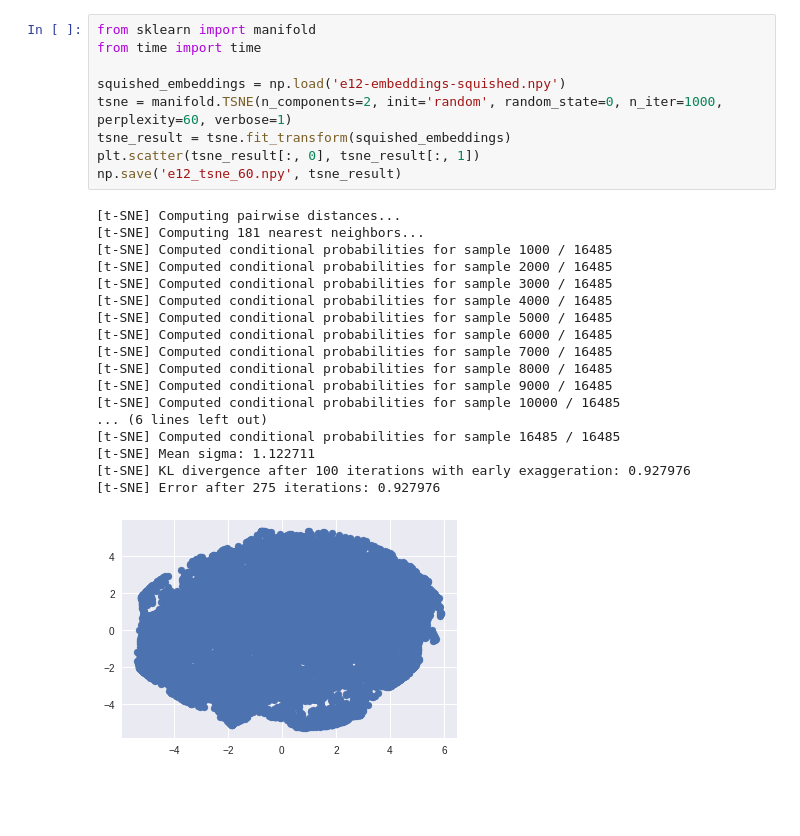
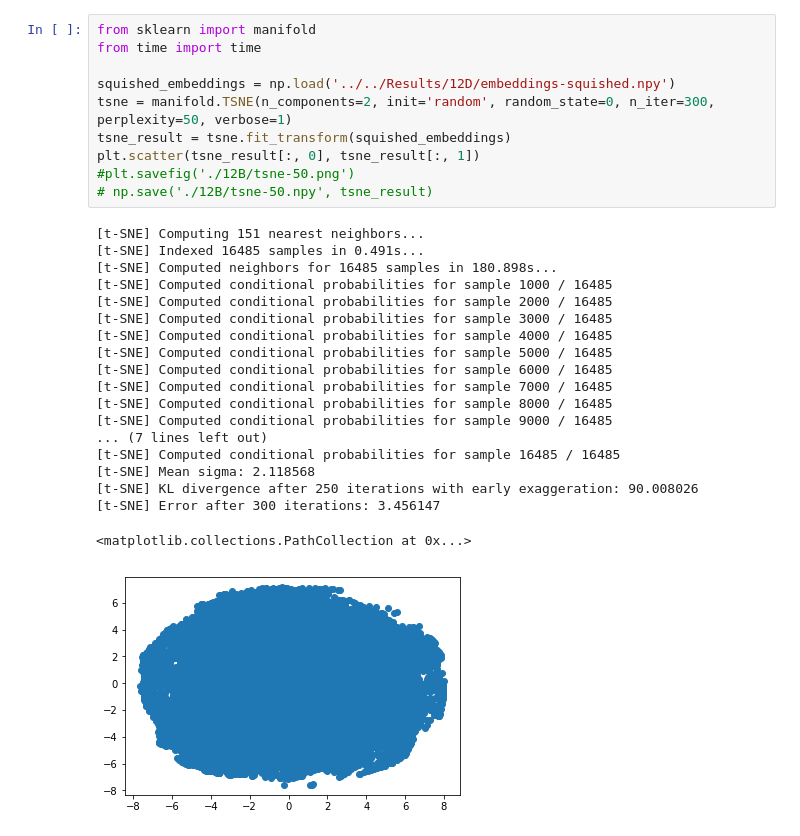
Before and after one commit to ays0110/bean, a Jupyter notebook: Pig 2/Experiment 12/TSNE Scratch E12.ipynb, the cells around one changed output. Drawn from its saved outputs; the diff is of its cells as text; blank space fills up the shorter version.

```diff
--- a/Pig 2/Experiment 12/TSNE Scratch E12.ipynb
+++ b/Pig 2/Experiment 12/TSNE Scratch E12.ipynb
@@ -128,28 +60,30 @@ plt.plot(np.squeeze(output_4), c='r')
 # %%
 from sklearn import manifold
 from time import time
 
-squished_embeddings = np.load('e12-embeddings-squished.npy')
-tsne = manifold.TSNE(n_components=2, init='random', random_state=0, n_iter=1000, perplexity=60, verbose=1)
+squished_embeddings = np.load('../../Results/12D/embeddings-squished.npy')
+tsne = manifold.TSNE(n_components=2, init='random', random_state=0, n_iter=300, perplexity=50, verbose=1)
 tsne_result = tsne.fit_transform(squished_embeddings)
 plt.scatter(tsne_result[:, 0], tsne_result[:, 1])
-np.save('e12_tsne_60.npy', tsne_result)
+#plt.savefig('./12B/tsne-50.png')
+# np.save('./12B/tsne-50.npy', tsne_result)
 # %% [output]
-[t-SNE] Computing pairwise distances...
-[t-SNE] Computing 181 nearest neighbors...
+[t-SNE] Computing 151 nearest neighbors...
+[t-SNE] Indexed 16485 samples in 0.491s...
+[t-SNE] Computed neighbors for 16485 samples in 180.898s...
 [t-SNE] Computed conditional probabilities for sample 1000 / 16485
 [t-SNE] Computed conditional probabilities for sample 2000 / 16485
 [t-SNE] Computed conditional probabilities for sample 3000 / 16485
 [t-SNE] Computed conditional probabilities for sample 4000 / 16485
 [t-SNE] Computed conditional probabilities for sample 5000 / 16485
 [t-SNE] Computed conditional probabilities for sample 6000 / 16485
 [t-SNE] Computed conditional probabilities for sample 7000 / 16485
 [t-SNE] Computed conditional probabilities for sample 8000 / 16485
 [t-SNE] Computed conditional probabilities for sample 9000 / 16485
-[t-SNE] Computed conditional probabilities for sample 10000 / 16485
-... (6 lines left out)
+... (7 lines left out)
 [t-SNE] Computed conditional probabilities for sample 16485 / 16485
-[t-SNE] Mean sigma: 1.122711
-[t-SNE] KL divergence after 100 iterations with early exaggeration: 0.927976
-[t-SNE] Error after 275 iterations: 0.927976
+[t-SNE] Mean sigma: 2.118568
+[t-SNE] KL divergence after 250 iterations with early exaggeration: 90.008026
+[t-SNE] Error after 300 iterations: 3.456147
+<matplotlib.collections.PathCollection at 0x...>
-[figure, old version]
+[figure, new version]
```
Also changed, not shown: parts of 16 cells of this notebook, 6 other files.
